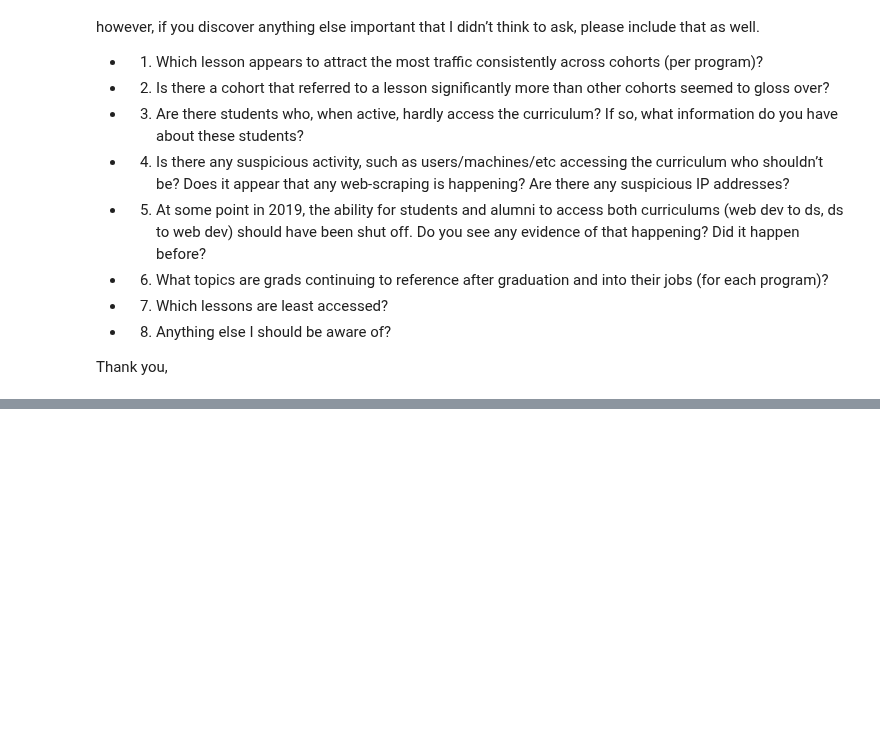
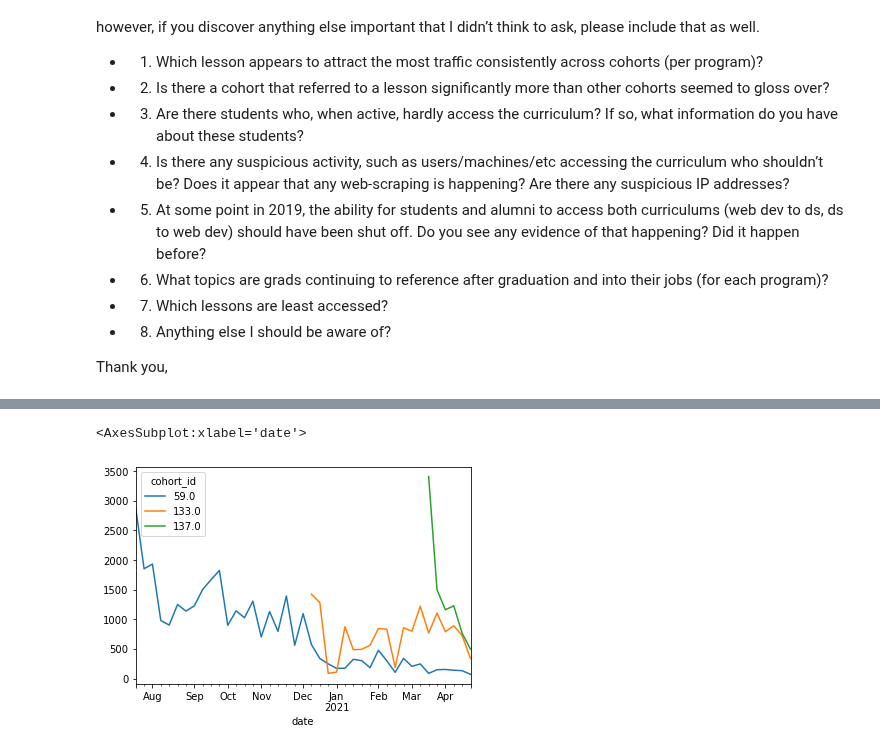
Before and after one commit to randyfrench/anomaly-detection-exercises, a Jupyter notebook: anomaly_project.ipynb, the cells around one changed output, grey strips where cells are left out. Saved outputs shown, nothing was run; the diff lists cells and outputs as text; code cells hidden in the pictures; blank space fills up the shorter version.

```diff
--- a/anomaly_project.ipynb
+++ b/anomaly_project.ipynb
@@ -307,0 +283,5 @@ dtype: int64
+# %%
+df = df[df.cohort_id.isin([59, 133, 137])]
+# %%
+cohort_requests = df.groupby('cohort_id').resample('W').size().unstack(0)
+cohort_requests.head()
@@ -307,0 +296,5 @@ dtype: int64
+# %%
+cohort_requests.plot()
+# %% [output]
+<AxesSubplot:xlabel='date'>
+[figure, added]
```
Also changed, not shown: parts of 34 cells of this notebook.
